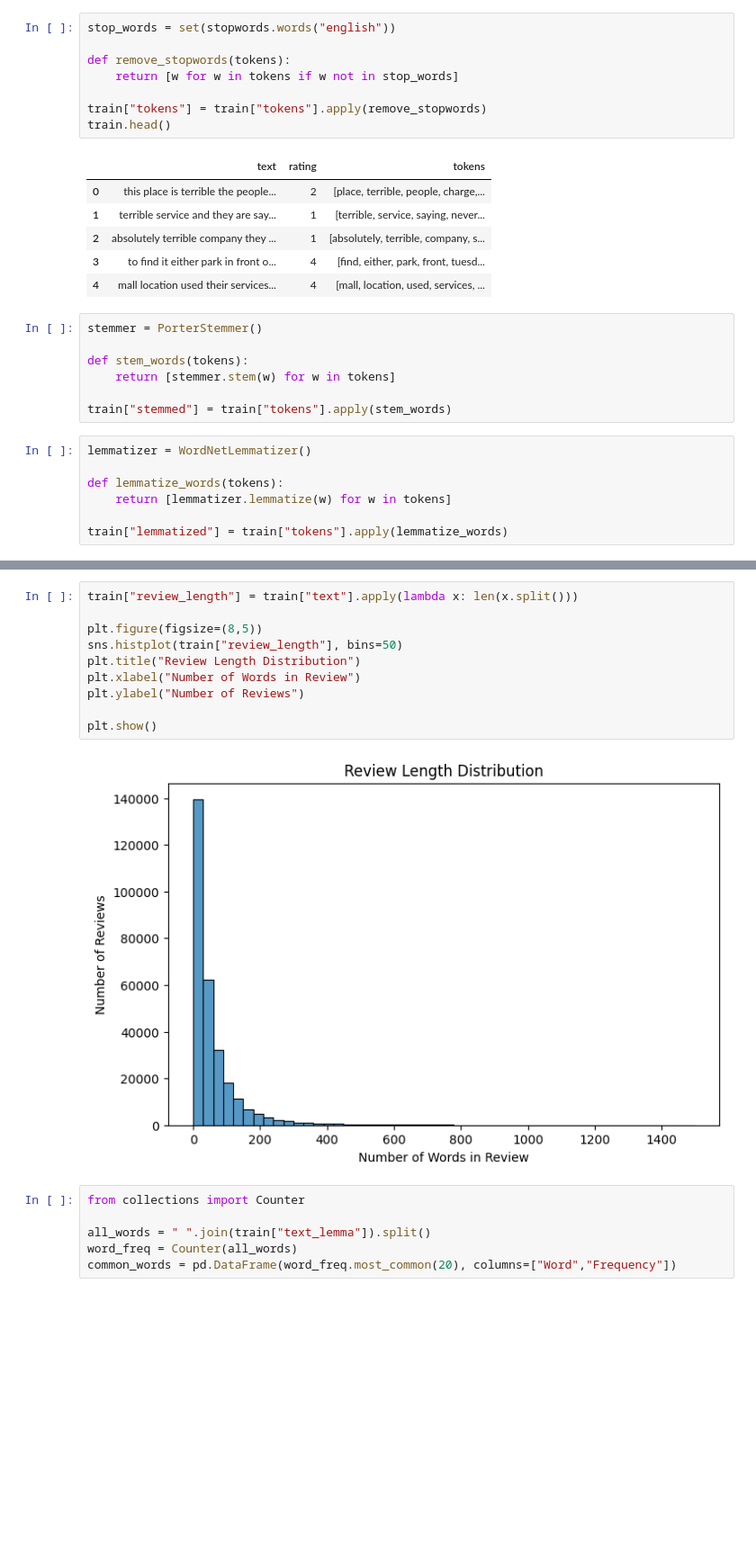
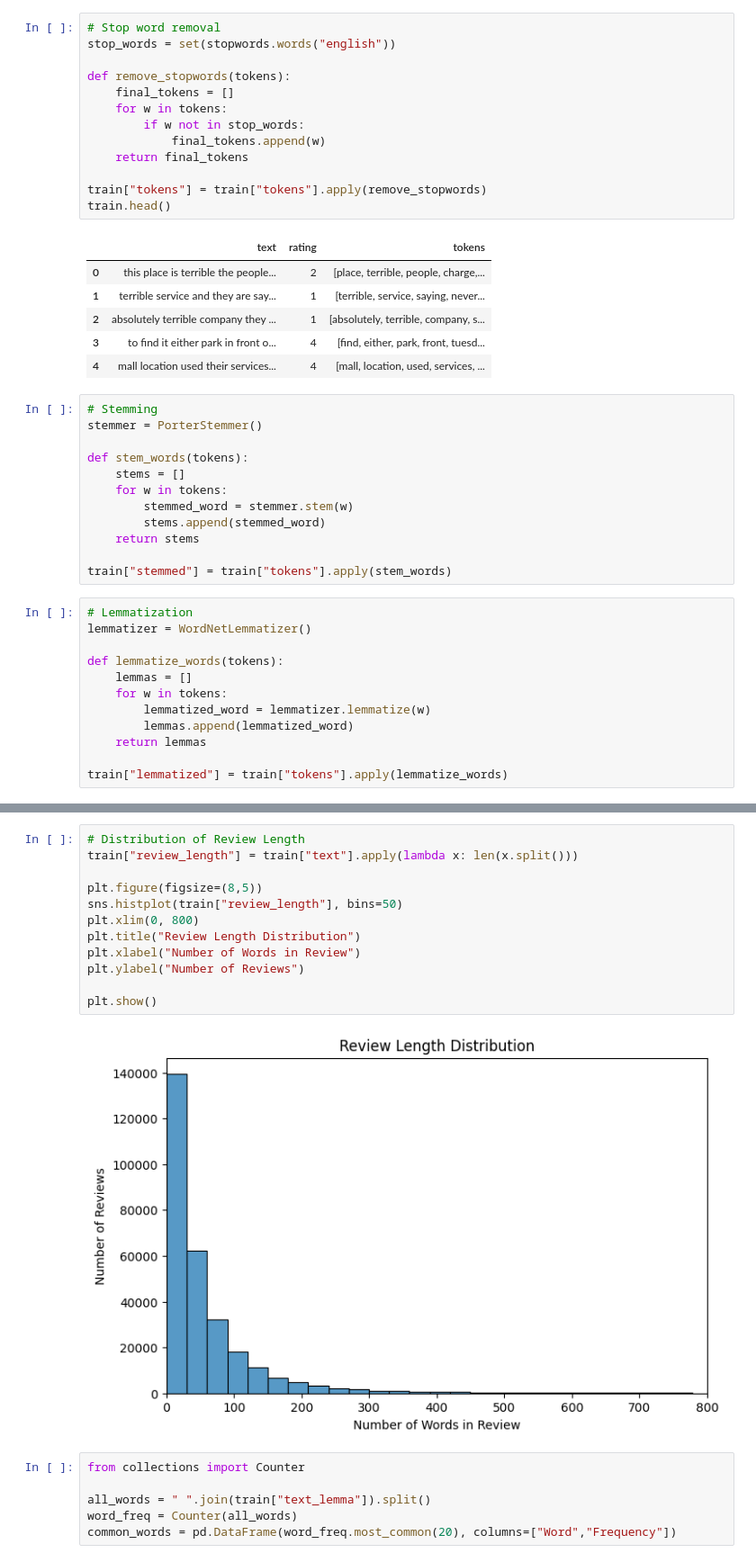
Before and after one commit to mf2056/F20AA_CW2, a Jupyter notebook: Step2&3.ipynb, the cells around one changed output, grey strips where cells are left out. Shown at 90% size. Drawn from its saved outputs; the diff is of its cells as text; blank space fills up the shorter version.

```diff
--- a/Step2&3.ipynb
+++ b/Step2&3.ipynb
@@ -103,10 +106,15 @@ train.head()
 | 3 | to find it either park in front o... | 4 | [to, find, it, either, park, in, ... |
 | 4 | mall location used their services... | 4 | [mall, location, used, their, ser... |
 # %%
+# Stop word removal
 stop_words = set(stopwords.words("english"))
 
 def remove_stopwords(tokens):
-    return [w for w in tokens if w not in stop_words]
+    final_tokens = []
+    for w in tokens:
+        if w not in stop_words:
+            final_tokens.append(w)
+    return final_tokens
 
 train["tokens"] = train["tokens"].apply(remove_stopwords)
 train.head()
@@ -118,17 +126,27 @@ train.head()
 | 3 | to find it either park in front o... | 4 | [find, either, park, front, tuesd... |
 | 4 | mall location used their services... | 4 | [mall, location, used, services, ... |
 # %%
+# Stemming
 stemmer = PorterStemmer()
 
 def stem_words(tokens):
-    return [stemmer.stem(w) for w in tokens]
+    stems = []
+    for w in tokens:
+        stemmed_word = stemmer.stem(w)
+        stems.append(stemmed_word)
+    return stems
 
 train["stemmed"] = train["tokens"].apply(stem_words)
 # %%
+# Lemmatization
 lemmatizer = WordNetLemmatizer()
 
 def lemmatize_words(tokens):
-    return [lemmatizer.lemmatize(w) for w in tokens]
+    lemmas = []
+    for w in tokens:
+        lemmatized_word = lemmatizer.lemmatize(w)
+        lemmas.append(lemmatized_word)
+    return lemmas
 
 train["lemmatized"] = train["tokens"].apply(lemmatize_words)
 # %%
@@ -149,17 +168,19 @@ train[["text","text_stem","text_lemma"]].head(10)
 | 8 | ordered the ramen on a cold jan n... | order ramen cold jan nightwould g... | ordered ramen cold jan nightwould... |
 | 9 | friendly service and always great... | friendli servic alway great food ... | friendly service always great foo... |
 # %%
+# Distribution of Review Length
 train["review_length"] = train["text"].apply(lambda x: len(x.split()))
 
 plt.figure(figsize=(8,5))
 sns.histplot(train["review_length"], bins=50)
+plt.xlim(0, 800)
 plt.title("Review Length Distribution")
 plt.xlabel("Number of Words in Review")
 plt.ylabel("Number of Reviews")
 
 plt.show()
 # %% [output]
-[figure, old version]
+[figure, new version]
 # %%
 from collections import Counter
 
```
Also changed, not shown: parts of 24 cells of this notebook.
